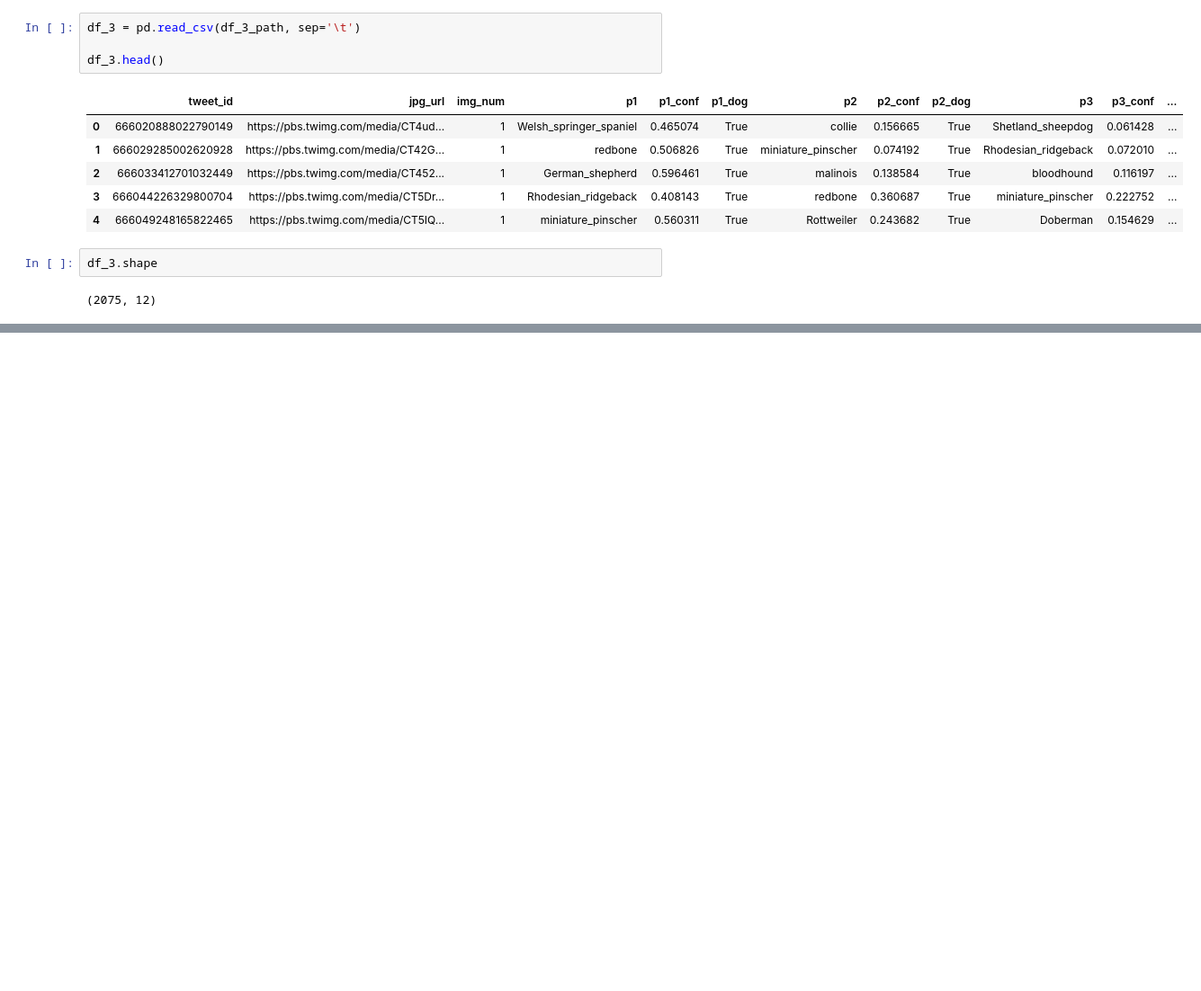
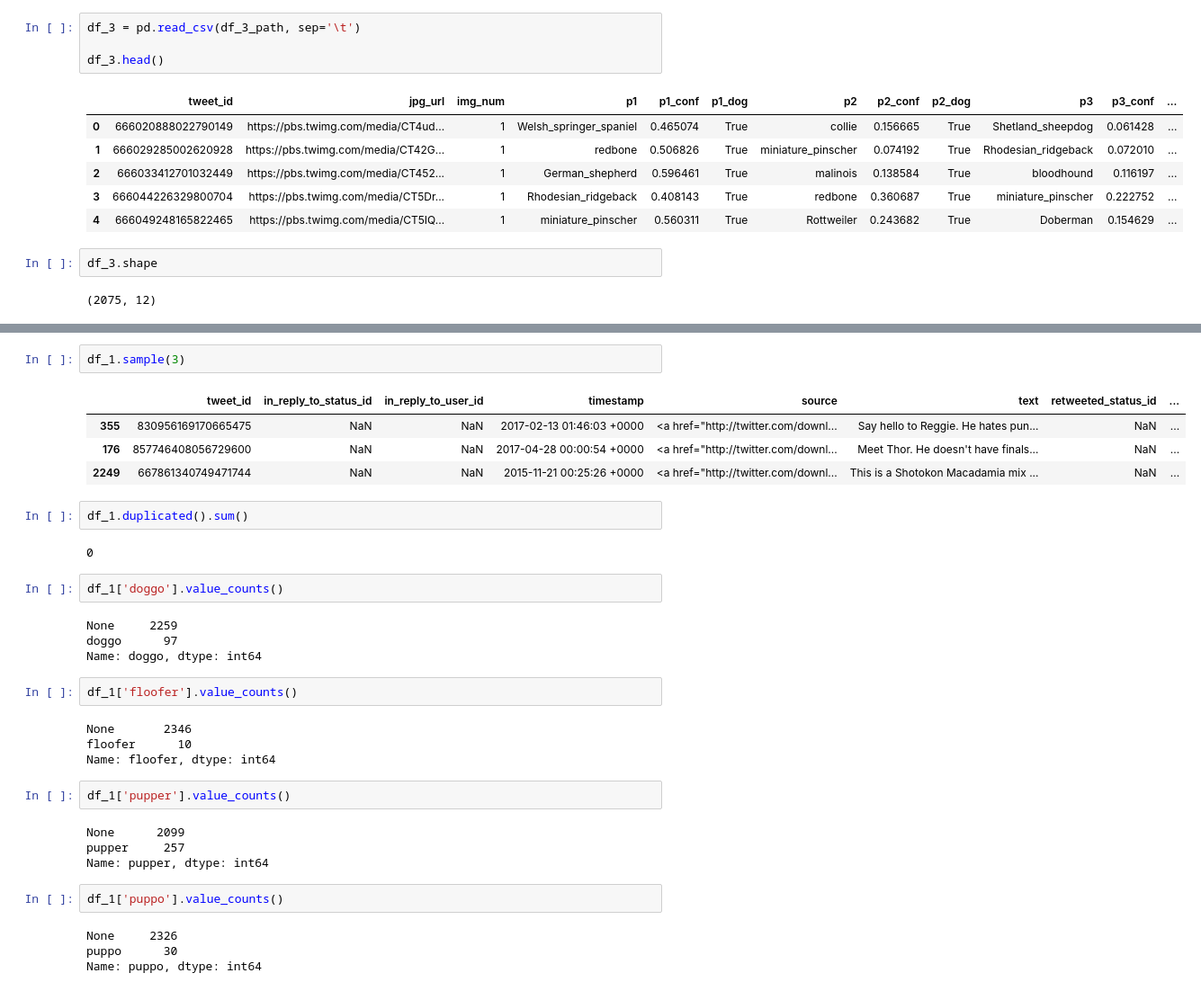
Before and after one commit to yanglinjing/dand_p7_WeRateDogs_Twitter_Analysis, a Jupyter notebook: wrangle_act2.ipynb, the cells around one changed output, grey strips where cells are left out. Shown: that part at 90% size. Saved outputs shown, nothing was run; the diff lists cells and outputs as text; blank space fills up the shorter version.

```diff
--- a/wrangle_act2.ipynb
+++ b/wrangle_act2.ipynb
@@ -222,0 +335,35 @@ do not need to gather the tweets beyond August 1st, 2017
+# %%
+df_1.sample(3)
+# %% [output]
+|  | tweet_id | in_reply_to_status_id | in_reply_to_user_id | timestamp | source | text | retweeted_status_id | ... |
+| 355 | 830956169170665475 | NaN | NaN | 2017-02-13 01:46:03 +0000 | <a href="http://twitter.com/downl... | Say hello to Reggie. He hates pun... | NaN | ... |
+| 176 | 857746408056729600 | NaN | NaN | 2017-04-28 00:00:54 +0000 | <a href="http://twitter.com/downl... | Meet Thor. He doesn't have finals... | NaN | ... |
+| 2249 | 667861340749471744 | NaN | NaN | 2015-11-21 00:25:26 +0000 | <a href="http://twitter.com/downl... | This is a Shotokon Macadamia mix ... | NaN | ... |
+# %%
+df_1.duplicated().sum()
+# %% [output]
+0
+# %%
+df_1['doggo'].value_counts()
+# %% [output]
+None     2259
+doggo      97
+Name: doggo, dtype: int64
+# %%
+df_1['floofer'].value_counts()
+# %% [output]
+None       2346
+floofer      10
+Name: floofer, dtype: int64
+# %%
+df_1['pupper'].value_counts()
+# %% [output]
+None      2099
+pupper     257
+Name: pupper, dtype: int64
+# %%
+df_1['puppo'].value_counts()
+# %% [output]
+None     2326
+puppo      30
+Name: puppo, dtype: int64
```
Also changed, not shown: parts of 30 cells of this notebook.
